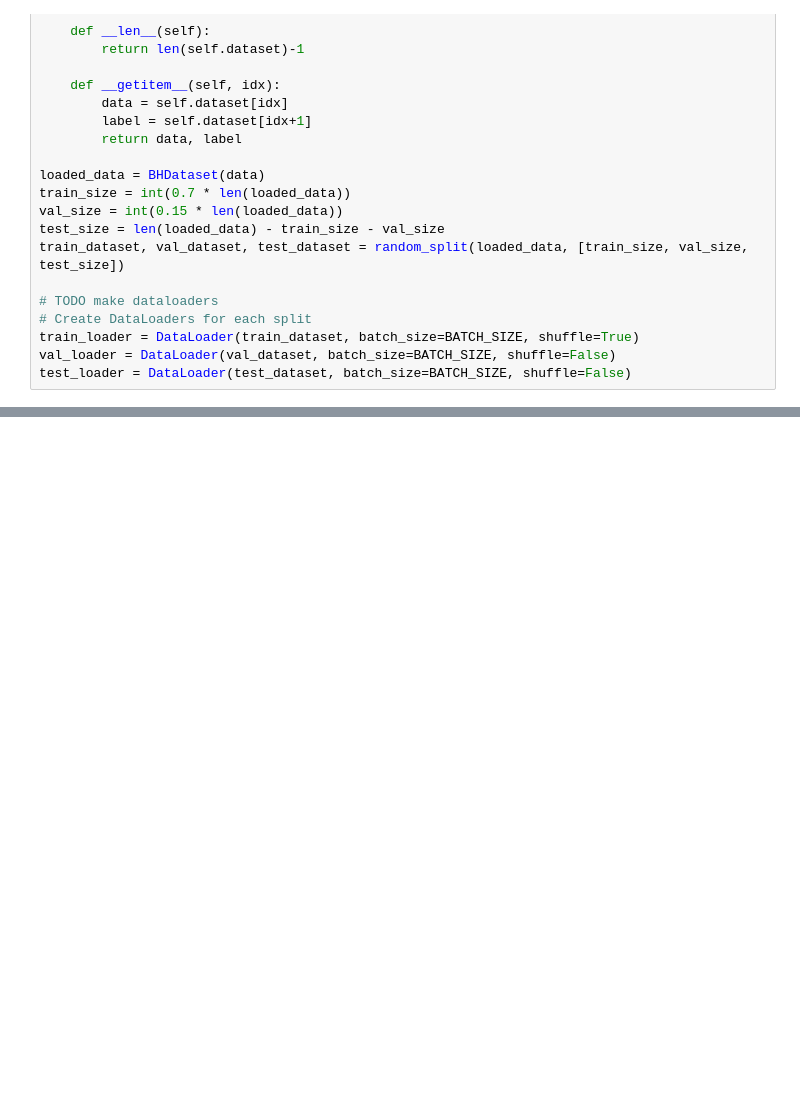
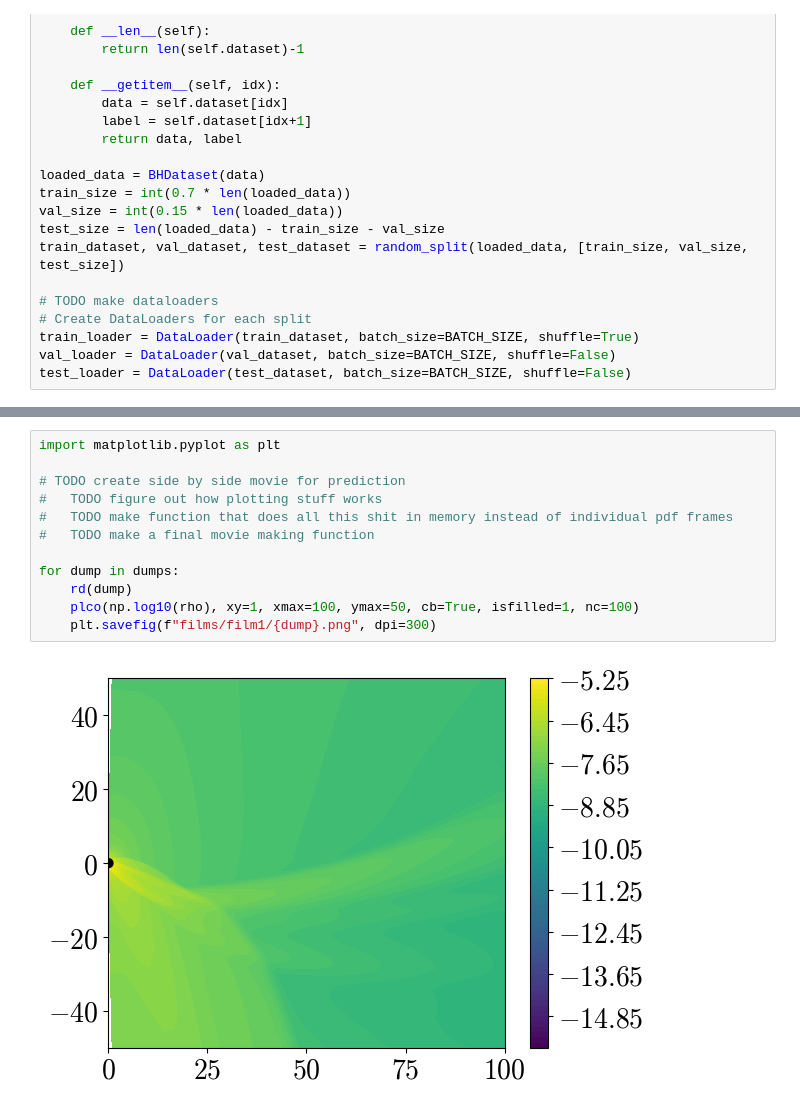
Before and after one commit to JackHanke/bh, a Jupyter notebook: harmpi/harm.ipynb, the cells around one changed output, grey strips where cells are left out. Saved outputs shown, nothing was run; the diff lists cells and outputs as text; blank space fills up the shorter version.

```diff
--- a/harmpi/harm.ipynb
+++ b/harmpi/harm.ipynb
@@ -162,0 +189,14 @@ for epoch in range(epochs):
+# %%
+import matplotlib.pyplot as plt
+
+# TODO create side by side movie for prediction
+#   TODO figure out how plotting stuff works
+#   TODO make function that does all this shit in memory instead of individual pdf frames
+#   TODO make a final movie making function
+
+for dump in dumps:
+    rd(dump)
+    plco(np.log10(rho), xy=1, xmax=100, ymax=50, cb=True, isfilled=1, nc=100)
+    plt.savefig(f"films/film1/{dump}.png", dpi=300)
+# %% [output]
+[figure, added]
```
Also changed, not shown: parts of 5 cells of this notebook.
